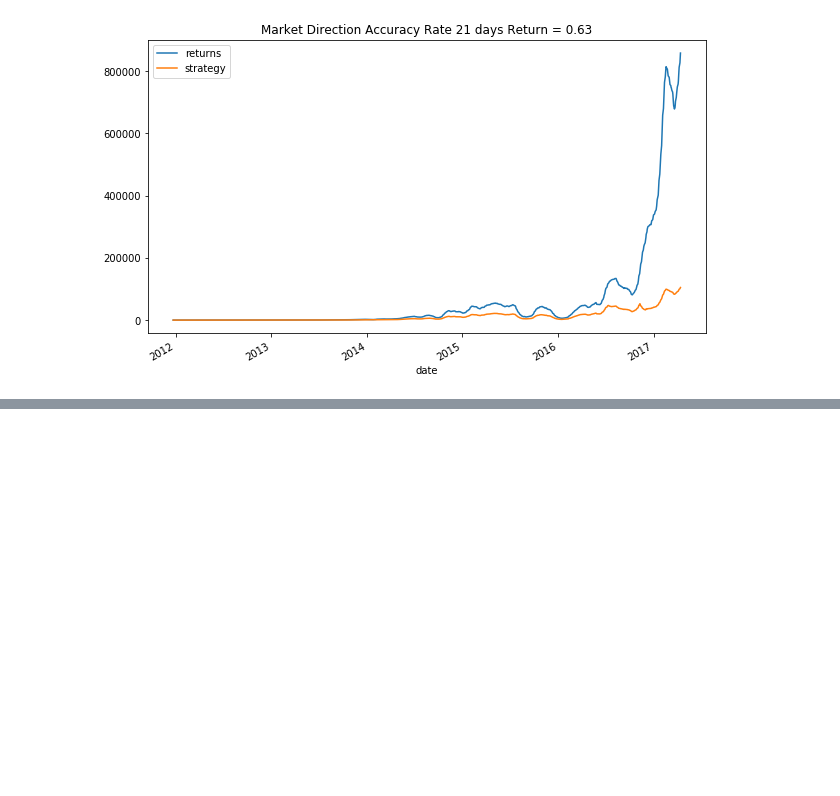
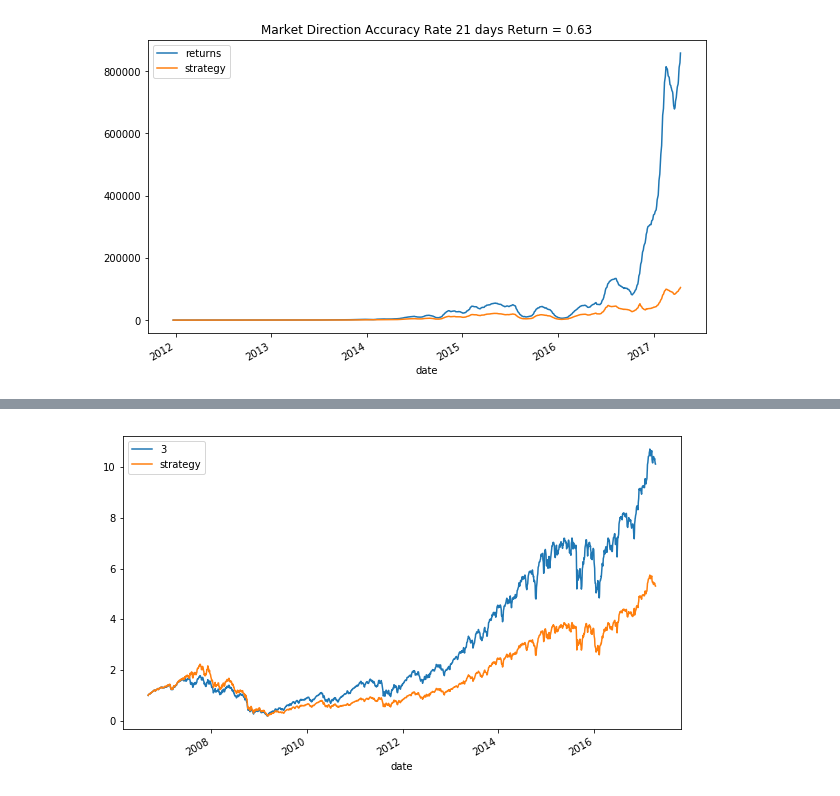
Before and after one commit to eliekawerk/trading, a Jupyter notebook: spx_ml.ipynb, the cells around one changed output, grey strips where cells are left out. Cells and saved outputs as stored; diff of their text form; code cells hidden in the pictures; blank space fills up the shorter version.

```diff
--- a/spx_ml.ipynb
+++ b/spx_ml.ipynb
@@ -260,0 +245,13 @@ for i, rtrn in enumerate(['3', '10', '21']):
+# %%
+fc= []
+for key in feature_matrix.columns:
+    fc.append(tf.contrib.layers.real_valued_column(key.replace('%', '').replace('-', '').replace(' ', '') , dimension=1))
+# %%
+def get_data():
+
+    feature_cols = {k.replace('%', '').replace('-', '').replace(' ', '') : tf.constant(v.values) for k,v in idata[cols].items()}
+    labels = tf.constant((idata[day].values > 0).astype(int))
+    return feature_cols, labels
+
+model = tf.contrib.learn.DNNClassifier(feature_columns=fc,
+                    n_classes=2, hidden_units=[100, 100])
@@ -260,0 +265,14 @@ for i, rtrn in enumerate(['3', '10', '21']):
+# %%
+cols = feature_matrix.columns
+training_data = features_targets[:split].copy()
+test_data = features_targets[split:].copy()
+
+for day in ['3', '10', '21']:
+    idata = training_data
+    model.fit(input_fn=get_data, steps=500)
+    idata = test_data
+    pred = np.array(list(model.predict(input_fn=get_data)))
+    test_data['prediction'] = np.where(pred > 0, 1, -1)
+    test_data['strategy'] = test_data['prediction'] * test_data[day]
+    test_data[[day, 'strategy']].cumsum(
+                  ).apply(np.exp).plot(figsize=(10, 6));
@@ -260,0 +314,2 @@ for i, rtrn in enumerate(['3', '10', '21']):
+# %%
+pred = np.array(list(model.predict(input_fn=get_data)))
@@ -260,0 +329,7 @@ for i, rtrn in enumerate(['3', '10', '21']):
+# %%
+test_data['prediction'] = np.where(pred > 0, 1, -1)
+test_data['strategy'] = test_data['prediction'] * test_data['3']
+test_data[['3', 'strategy']].cumsum(
+                  ).apply(np.exp).plot(figsize=(10, 6));
+# %% [output]
+[figure, added]
```
Also changed, not shown: parts of 8 cells of this notebook, 1 other file.
